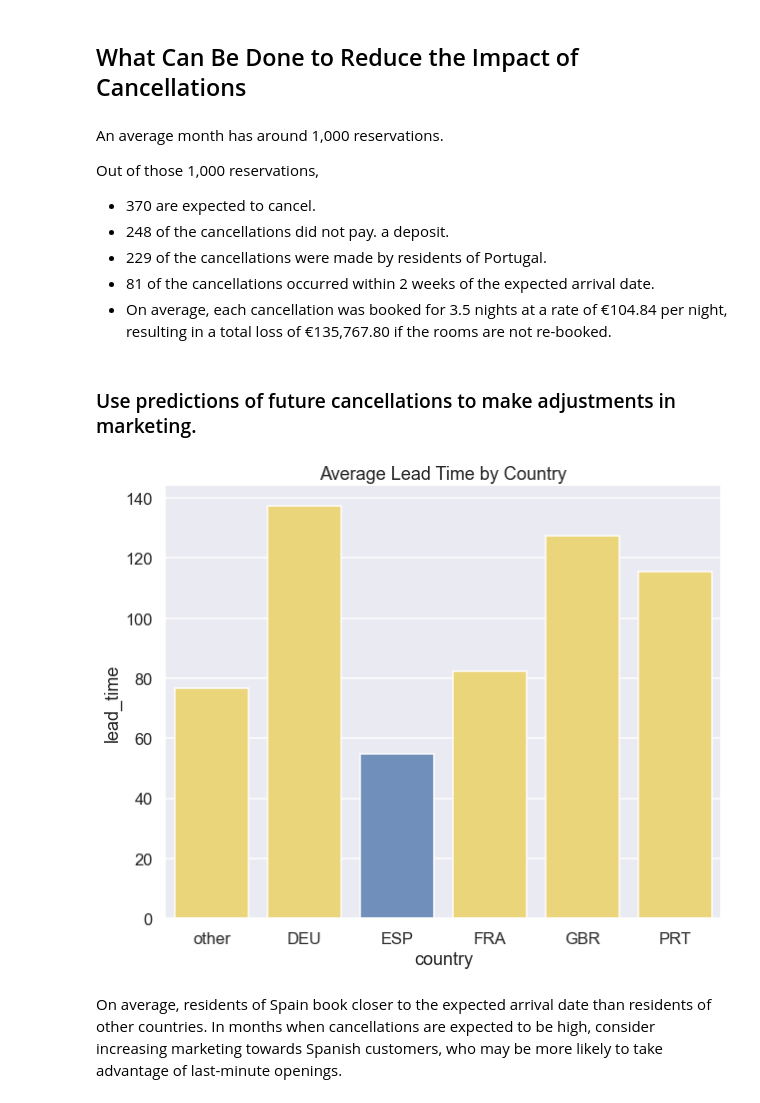
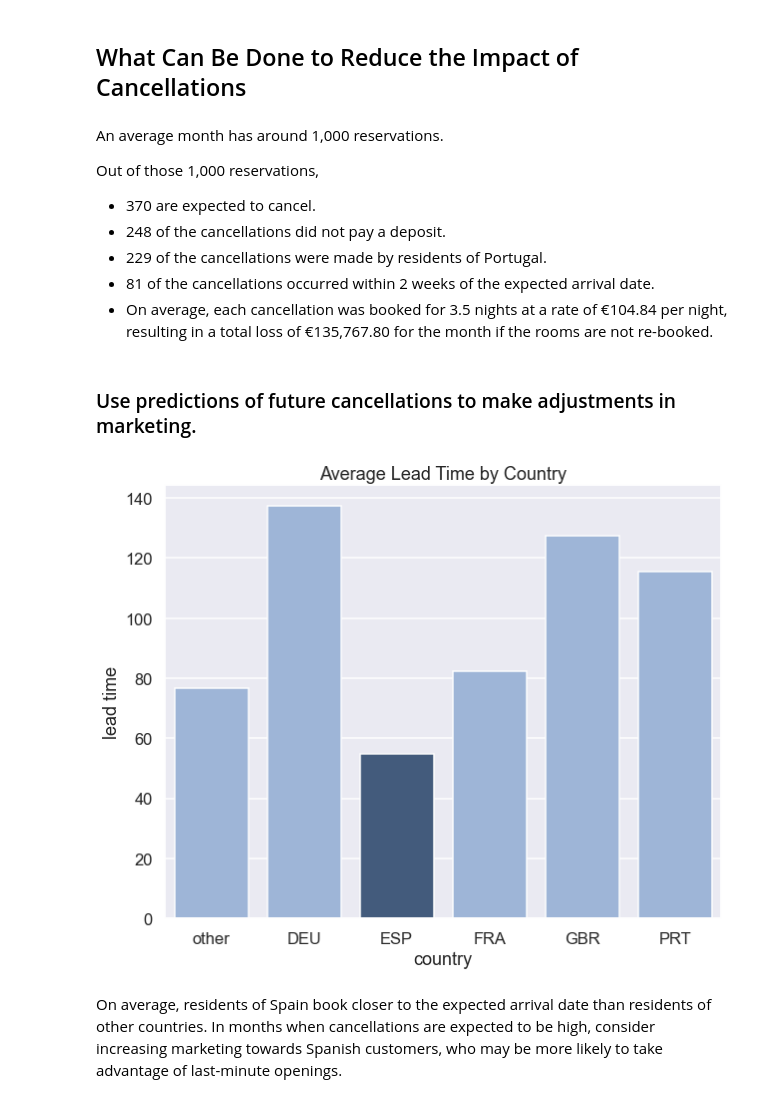
Before and after one commit to larends/Predicting_Customer_Behavior_in_Hotel_Cancellations, a Jupyter notebook: Predicting Hotel Cancellations.ipynb, the cells around one changed output. Drawn from its saved outputs; the diff is of its cells as text; code cells hidden in the pictures.

```diff
--- a/Predicting Hotel Cancellations.ipynb
+++ b/Predicting Hotel Cancellations.ipynb
@@ -80,15 +87,16 @@ from xgboost import plot_importance
 %matplotlib inline
 # %%
 #Create global variables for colors.
-NEUTRAL = '#5e85b9e8'
-POS = '#689986e2'
-NEG = "#ffc92fff"
+NEUTRAL = '#3a5a85ff'
+POS = '#94b3e0ff'
+NEG = "#9e9e9eff"
 COLORS = [NEUTRAL, NEG, POS]
 sns.set_palette(COLORS)
 WINTER = '#648dc660'
 SPRING = '#85c4ac'
 SUMMER = '#fee068ff'
 FALL = '#d59d00'
+WHITE = '#ffffffff'
 
 
 #Global variable for random state.
@@ -375,16 +432,24 @@ hotels_engineered['country'].isnull().sum()
 There are customers from 177 different countries, but 5 countries make for over 73% of the reservations. There are also 474 missing values. I am going to create 6 categories for this column - one for each of the top 5 countries and group the remaining entries (including the missing values) into 'other.'
 # %%
 def country_group(country):
+    """Takes in the country column, retains the top 5 countries and groups
+    everything else into other"""
     top_countries = ['PRT', 'GBR', 'FRA', 'ESP', 'DEU']
     if country in top_countries:
         return country
     else:
         return 'other'
 
+#Visualize the country counts
 hotels_engineered['country'] = hotels_engineered['country'].apply(country_group)
 country_counts = hotels_engineered['country'].value_counts().reset_index()
 country_counts.columns = ['country','count']
 fig,ax = plt.subplots(figsize=(8,5))
-sns.barplot(data=country_counts, x='country',y='count', color=NEUTRAL)
+sns.barplot(
+    data=country_counts,
+    x='country',
+    y='count',
+    color=NEUTRAL
+)
 plt.title('Number of Customers by Country');
 # %% [output]
@@ -3022,26 +3438,29 @@ An average month has around 1,000 reservations.
 Out of those 1,000 reservations,
 
 - 370 are expected to cancel.
-- 248 of the cancellations did not pay. a deposit.
+- 248 of the cancellations did not pay a deposit.
 - 229 of the cancellations were made by residents of Portugal.
 - 81 of the cancellations occurred within 2 weeks of the expected arrival date.
-- On average, each cancellation was booked for 3.5 nights at a rate of €104.84 per night, resulting in a total loss of €135,767.80 if the rooms are not re-booked.
+- On average, each cancellation was booked for 3.5 nights at a rate of €104.84 per night, resulting in a total loss of €135,767.80 for the month if the rooms are not re-booked.
 # %% [markdown]
 ### Use predictions of future cancellations to make adjustments in marketing.
 # %%
+#Visualize the lead times by country
 by_country_lead = hotels_final.groupby('country').mean().reset_index()
 by_country_lead['country'] = by_country['country'].apply(country_group)
-clrs = [WINTER if (x < 20) else SUMMER for x in by_country_lead['lead_time']]
+clrs = [NEUTRAL if (x < 20) else POS for x in by_country_lead['lead_time']]
 fig,ax=plt.subplots(figsize=(10,8))
-sns.barplot(data=by_country_lead,
-            x='country',
-            y='lead_time',
-            palette=clrs,
-            ci=None)
-plt.ylabel('lead_time')
+sns.barplot(
+    data=by_country_lead,
+    x='country',
+    y='lead_time',
+    palette=clrs,
+    ci=None
+)
+plt.ylabel('lead time')
 plt.title('Average Lead Time by Country');
 # %% [output]
-[figure, old version]
+[figure, new version]
 # %% [markdown]
 On average, residents of Spain book closer to the expected arrival date than residents of other countries. In months when cancellations are expected to be high, consider increasing marketing towards Spanish customers, who may be more likely to take advantage of last-minute openings.
 # %% [markdown]
```
Also changed, not shown: parts of 158 cells of this notebook, 40 other files.
